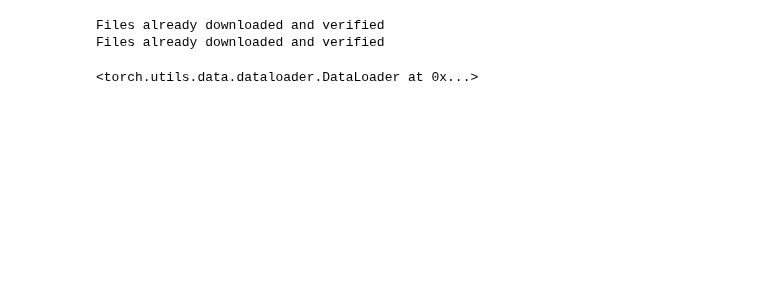
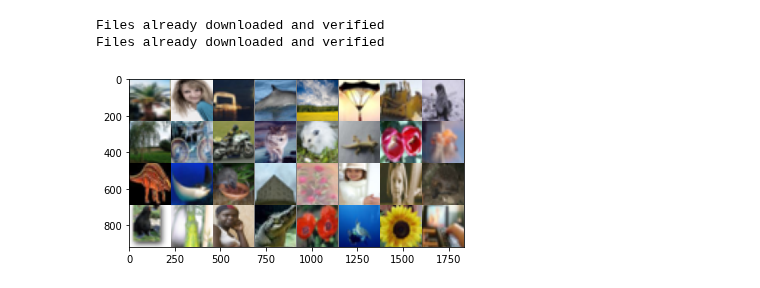
Before and after one commit to KokJianYu/AlexNet, a Jupyter notebook: main.ipynb, the cells around one changed output. Saved outputs shown, nothing was run; the diff lists cells and outputs as text; code cells hidden in the pictures; blank space fills up the shorter version.

```diff
--- a/main.ipynb
+++ b/main.ipynb
@@ -5,24 +11,60 @@ import torch
 from torchvision import datasets, transforms
 from torch.utils.data import DataLoader
 
+# TODO: PCA Augmentation.
+
 BATCH_SIZE = 32
 
+# Image size of crop should have been 224. But it doesn't work properly. Changed to 227 instead.
 transformation = transforms.Compose([
     transforms.Resize(256),
     transforms.CenterCrop(256),
+    transforms.RandomCrop(227),
+    transforms.ToTensor(),
     transforms.Normalize((0.5, 0.5, 0.5), (0.5, 0.5, 0.5)), # Im not sure why 0.5, but it is what people do apparently.
 ])
 
-train_dataset = datasets.CIFAR10("data/train", train=True,download=True, transform=transformation)
-test_dataset = datasets.CIFAR10("data/test", train=False,download=True, transform=transformation)
+def stackToTensor(crops):
+    return torch.stack([transforms.ToTensor()(crop) for crop in crops])
+
+def stackNormalize(images):
+    return torch.stack([transforms.Normalize((0.5, 0.5, 0.5), (0.5, 0.5, 0.5))(image) for image in images])
+
+test_augmentation = transforms.Compose([
+    transforms.Resize(256),
+    transforms.CenterCrop(256),
+    transforms.TenCrop(227),
+    transforms.Lambda(stackToTensor),
+    transforms.Lambda(stackNormalize)
+])
+
+train_dataset = datasets.CIFAR100("data/train", train=True,download=True, transform=transformation)
+test_dataset = datasets.CIFAR100("data/test", train=False,download=True, transform=test_augmentation)
 
 train_loader = DataLoader(dataset=train_dataset, batch_size=BATCH_SIZE, shuffle=True)
 
-test_loader = DataLoader(dataset=test_dataset, batch_size=BATCH_SIZE, shuffle=False)
+test_loader = DataLoader(dataset=test_dataset, batch_size=4, shuffle=False)
 # %% [output]
 Files already downloaded and verified
 Files already downloaded and verified
-# %%
-test_loader
-# %% [output]
-<torch.utils.data.dataloader.DataLoader at 0x...>
+# %%
+import torchvision
+# Show some images
+def imshow(img):
+    img = img / 2 + 0.5
+    npimg = img.numpy()
+    plt.imshow(np.transpose(npimg, (1,2,0)))
+    plt.show()
+
+# get some random training images
+dataiter = iter(train_loader)
+images, labels = dataiter.next()
+
+# show images
+imshow(torchvision.utils.make_grid(images))
+# # print labels
+# classes = ('plane', 'car', 'bird', 'cat',
+#            'deer', 'dog', 'frog', 'horse', 'ship', 'truck')
+# print(' '.join('%5s' % classes[labels[j]] for j in range(4)))
+# %% [output]
+[figure, added]
```
Also changed, not shown: parts of 8 cells of this notebook.
